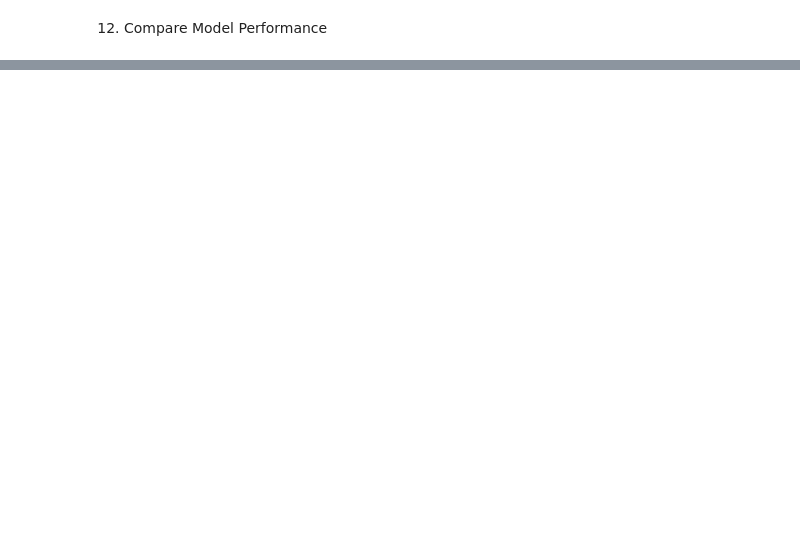
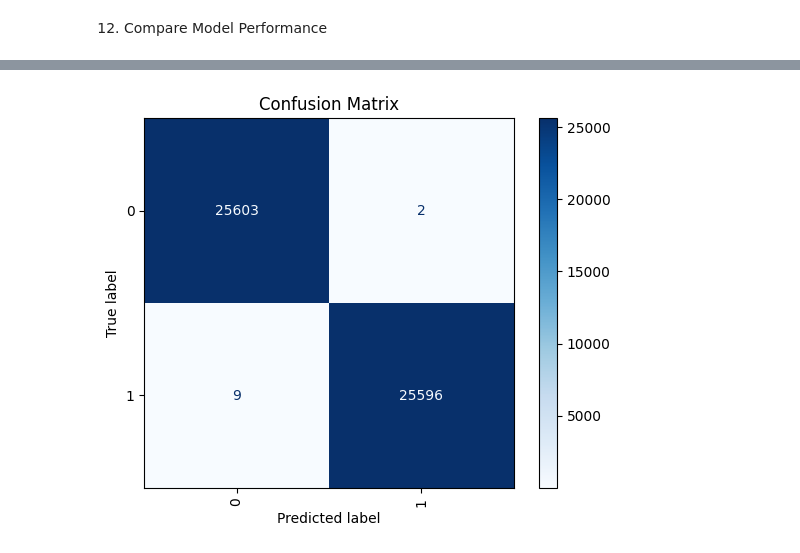
Before and after one commit to yasaswitaraja/SentinelNet, a Jupyter notebook: notebooks/CICIDS2017.ipynb, the cells around one changed output, grey strips where cells are left out. Drawn from its saved outputs; the diff is of its cells as text; code cells hidden in the pictures; blank space fills up the shorter version.

```diff
--- a/notebooks/CICIDS2017.ipynb
+++ b/notebooks/CICIDS2017.ipynb
@@ -164,0 +300,10 @@ Random Forest        0.999785   0.999785  0.999785  0.999785
+# %%
+#  Confusion Matrix
+display_labels = np.unique(y_test)
+cm = confusion_matrix(y_test, y_pred, labels=display_labels)
+disp = ConfusionMatrixDisplay(confusion_matrix=cm, display_labels=display_labels)
+disp.plot(xticks_rotation='vertical', cmap=plt.cm.Blues)
+plt.title("Confusion Matrix")
+plt.show()
+# %% [output]
+[figure, added]
```
Also changed, not shown: parts of 8 cells of this notebook.
